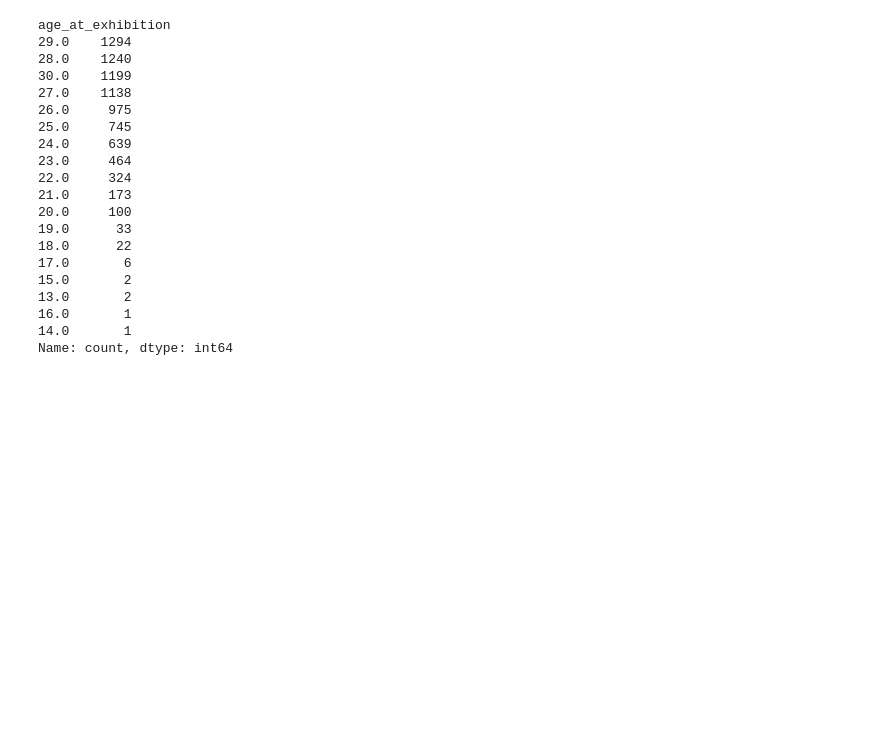
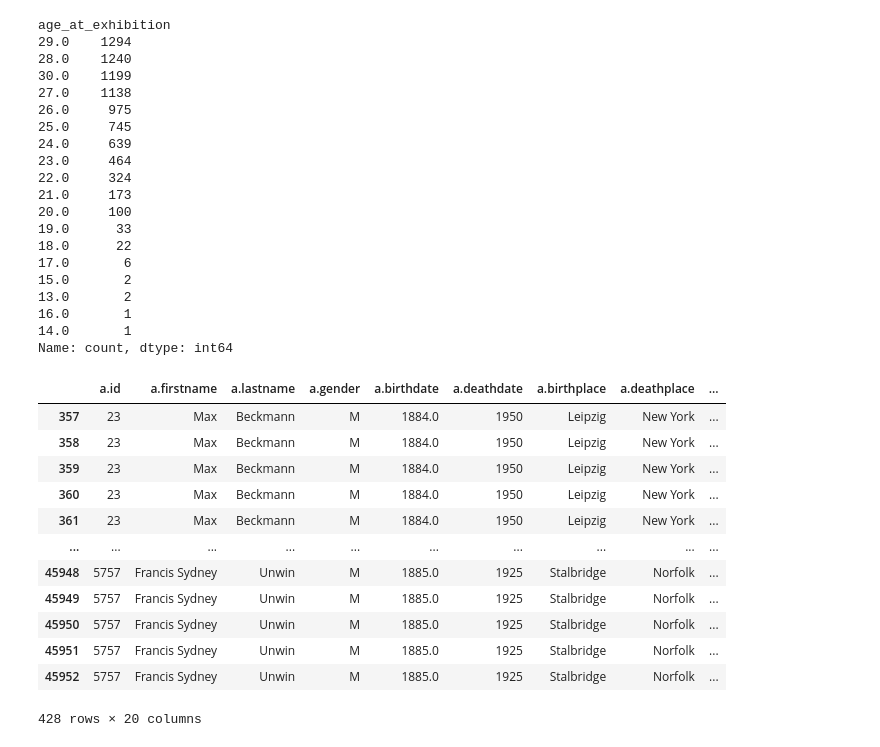
Before and after one commit to Annika-Loos/InfoVis_Group21, a Jupyter notebook: analysis.ipynb, the cells around one changed output. Cells and saved outputs as stored; diff of their text form; code cells hidden in the pictures; blank space fills up the shorter version.

```diff
--- a/analysis.ipynb
+++ b/analysis.ipynb
@@ -360,3 +360,30 @@ age_at_exhibition
 16.0       1
 14.0       1
 Name: count, dtype: int64
+# %%
+# Group by artist and count the number of exhibitions per artist
+artist_exhibition_counts = df_filtered.groupby('a.id').size().reset_index(name='exhibition_count')
+
+# Get the top 20 artists by exhibition count
+top_20_artists = artist_exhibition_counts.nlargest(10, 'exhibition_count')
+
+# Filter the original dataframe to include only rows of the top 20 artists
+top_20_artist_names = top_20_artists['a.id']
+top_20_rows = df_filtered[df_filtered['a.id'].isin(top_20_artist_names)]
+
+# Output or save the filtered rows
+top_20_rows
+# %% [output]
+|  | a.id | a.firstname | a.lastname | a.gender | a.birthdate | a.deathdate | a.birthplace | a.deathplace | ... |
+| 357 | 23 | Max | Beckmann | M | 1884.0 | 1950 | Leipzig | New York | ... |
+| 358 | 23 | Max | Beckmann | M | 1884.0 | 1950 | Leipzig | New York | ... |
+| 359 | 23 | Max | Beckmann | M | 1884.0 | 1950 | Leipzig | New York | ... |
+| 360 | 23 | Max | Beckmann | M | 1884.0 | 1950 | Leipzig | New York | ... |
+| 361 | 23 | Max | Beckmann | M | 1884.0 | 1950 | Leipzig | New York | ... |
+| ... | ... | ... | ... | ... | ... | ... | ... | ... | ... |
+| 45948 | 5757 | Francis Sydney | Unwin | M | 1885.0 | 1925 | Stalbridge | Norfolk | ... |
+| 45949 | 5757 | Francis Sydney | Unwin | M | 1885.0 | 1925 | Stalbridge | Norfolk | ... |
+| 45950 | 5757 | Francis Sydney | Unwin | M | 1885.0 | 1925 | Stalbridge | Norfolk | ... |
+| 45951 | 5757 | Francis Sydney | Unwin | M | 1885.0 | 1925 | Stalbridge | Norfolk | ... |
+| 45952 | 5757 | Francis Sydney | Unwin | M | 1885.0 | 1925 | Stalbridge | Norfolk | ... |
+428 rows × 20 columns
```
Also changed, not shown: parts of 7 cells of this notebook.
